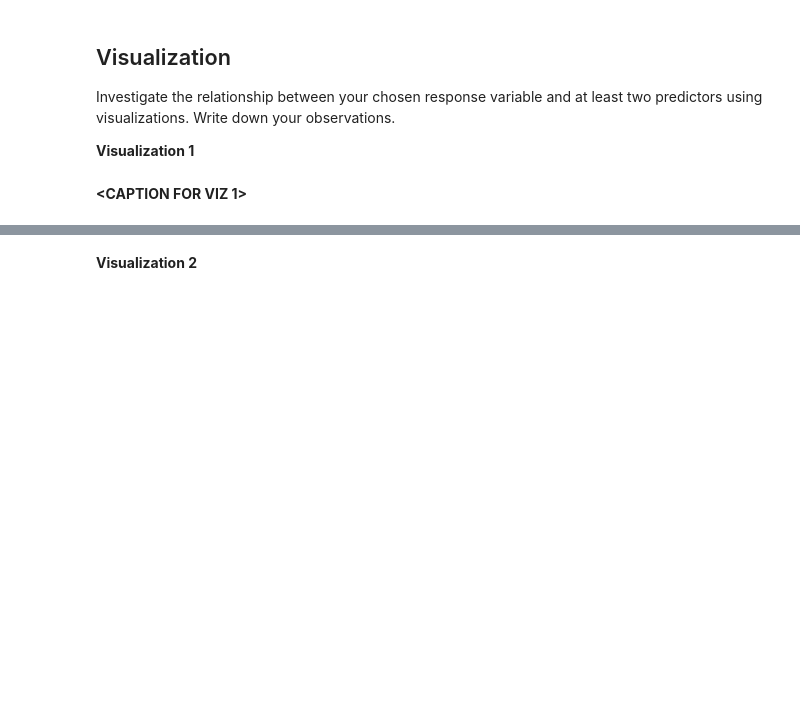
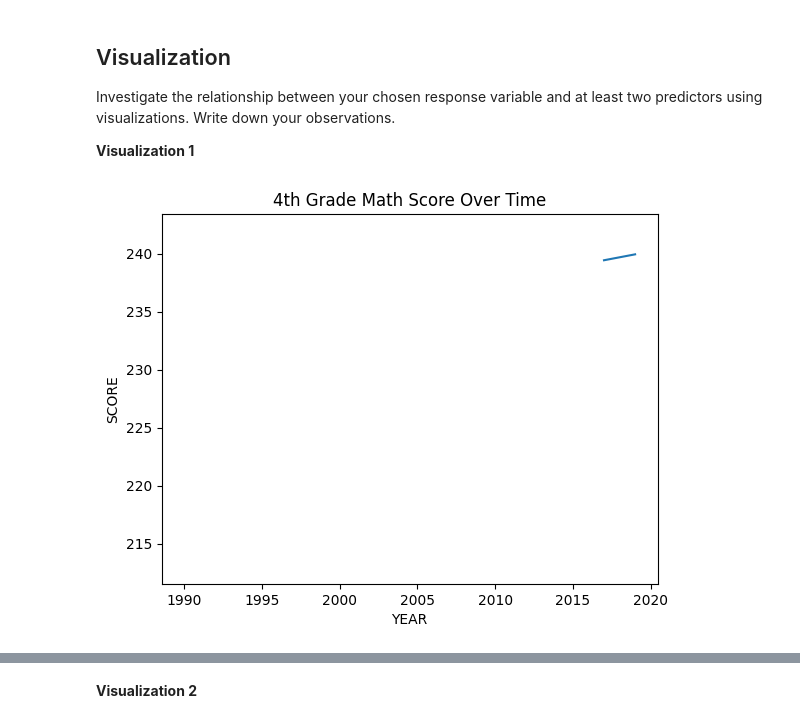
Before and after one commit to whrui720/MDST, a Jupyter notebook: MDST_checkpoint1.ipynb, the cells around one changed output, grey strips where cells are left out. Saved outputs shown, nothing was run; the diff lists cells and outputs as text; code cells hidden in the pictures; blank space fills up the shorter version.

```diff
--- a/MDST_checkpoint1.ipynb
+++ b/MDST_checkpoint1.ipynb
@@ -57,6 +57,21 @@ df.head()
 | 3 | 1992_ARKANSAS | ARKANSAS | 1992 | NaN | 1711959.0 | 178571.0 | 958785.0 | 574603.0 | ... |
 | 4 | 1992_CALIFORNIA | CALIFORNIA | 1992 | NaN | 26260025.0 | 2072470.0 | 16546514.0 | 7641041.0 | ... |
 5 rows × 25 columns
+# %%
+# let's rename our columns to make them more intuitive
+df.rename({
+    'GRADES_PK_G':'ENROLL_PREK',
+    'GRADES_KG_G':'ENROLL_KINDER',
+    'GRADES_4_G':'ENROLL_4',
+    'GRADES_8_G':'ENROLL_8',
+    'GRADES_12_G':'ENROLL_12',
+    'GRADES_1_8_G':'ENROLL_PRIMARY',
+    'GRADES_9_12_G':'ENROLL_HS',
+    'GRADES_ALL_G':'ENROLL_ALL',
+    'ENROLL':'ENROLL_ALL_EST'
+    },
+    axis=1,inplace=True)
+#inplace return copy of dataframe
 # %% [markdown]
 You should always familiarize yourself with what each column in the dataframe represents. Read about the states_edu dataset here: https://www.kaggle.com/noriuk/us-education-datasets-unification-project
 # %% [markdown]
@@ -98,7 +119,7 @@ You can also create your own features. For example, perhaps you figured that may
 Use this space to modify or create features.
 # %%
 # Create a new feature: expenditure_per_student
-df["instruction_expenditure_per_student"] = df["INSTRUCTION_EXPENDITURE"] / df["ENROLL"]
+df["expenditure_per_student"] = df["INSTRUCTION_EXPENDITURE"]/df["ENROLL"]
 # %% [markdown]
 Feature engineering justification: Perhaps a state's instruction expenditure per student has an affect on their overall academic performance, so I created an instruction_expenditure_per_student feature.
 # %% [markdown]
@@ -107,5 +128,3 @@ Feature engineering justification: Perhaps a state's instruction expenditure per
 Investigate the relationship between your chosen response variable and at least two predictors using visualizations. Write down your observations.
 
 **Visualization 1**
-# %% [markdown]
-**<CAPTION FOR VIZ 1>**
@@ -111,0 +133,7 @@ Investigate the relationship between your chosen response variable and at least
+# %%
+df.groupby('YEAR')["AVG_MATH_4_SCORE"].mean().plot()
+plt.ylabel('SCORE')
+plt.title('4th Grade Math Score Over Time')
+plt.show()
+# %% [output]
+[figure, added]
```
Also changed, not shown: parts of 28 cells of this notebook.
